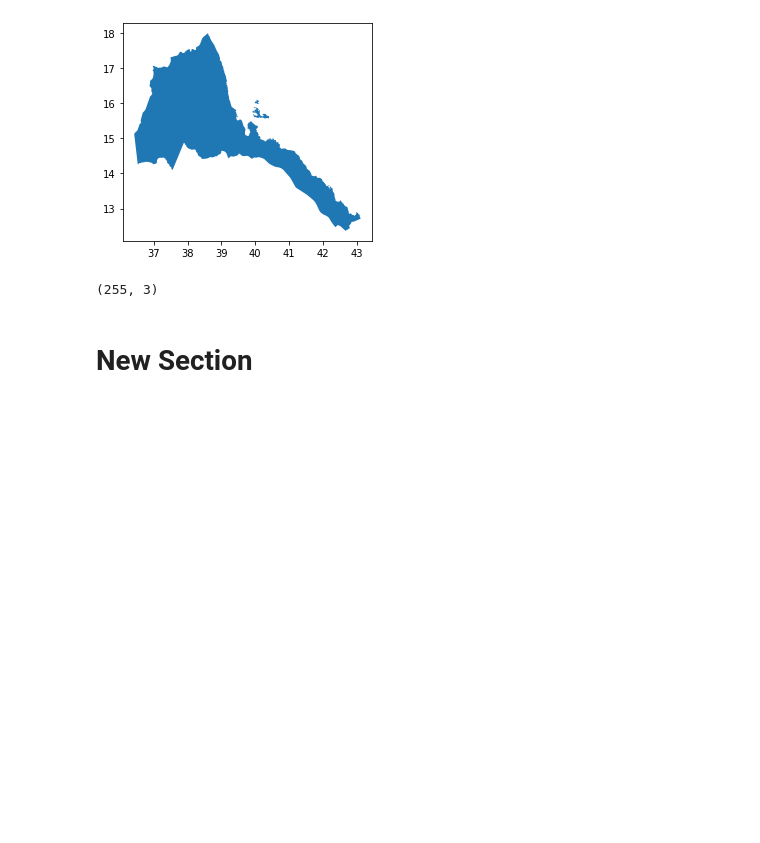
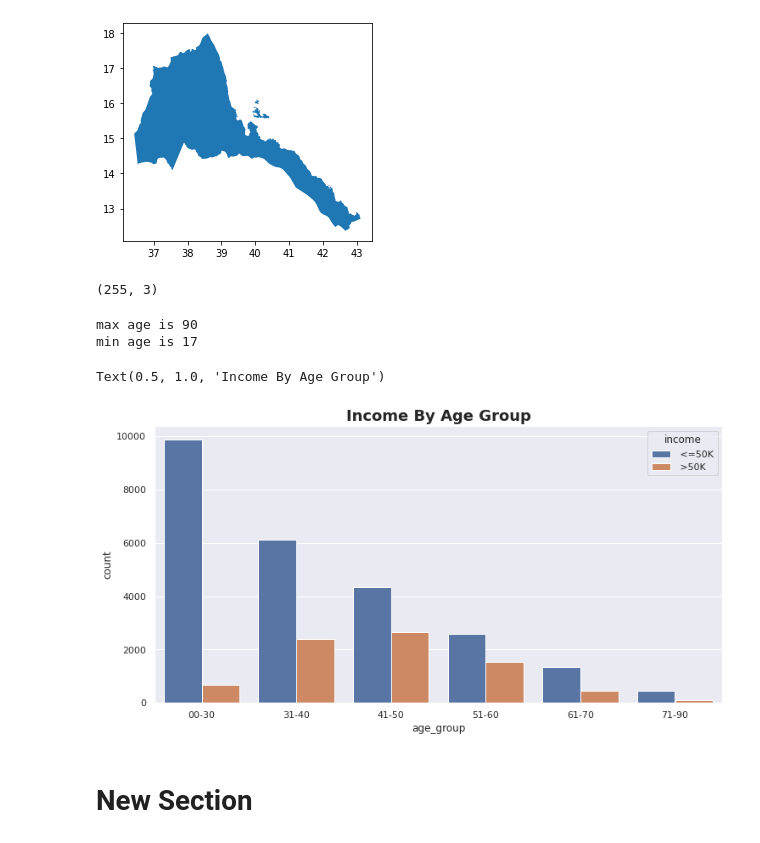
Before and after one commit to medhanie/datascience-dviz, a Jupyter notebook: geodata.ipynb, the cells around one changed output. Drawn from its saved outputs; the diff is of its cells as text; code cells hidden in the pictures; blank space fills up the shorter version.

```diff
--- a/geodata.ipynb
+++ b/geodata.ipynb
@@ -93,2 +59,53 @@ df.shape
+# %%
+import pandas as pd
+import matplotlib.pyplot as plt
+import seaborn as sns
+import numpy as np
+import matplotlib.patches as mpatches
+
+from statsmodels.graphics.mosaicplot import mosaic
+from collections import Counter
+
+headers = ["age", "workclass", "fnlwgt", "education", "education-num", "marital-status", \
+           "occupation", "relationship", "race", "sex", "capital-gain", "capital-loss", \
+           "hours-per-week", "native-country", "income"]
+
+incomes = pd.read_csv('/content/drive/MyDrive/datascience/adult.data', names = headers)
+
+
+max_age = incomes['age'].max()
+print('max age is {}'.format(max_age))
+min_age = incomes['age'].min()
+print('min age is {}'.format(min_age))
+
+def group_by_age(x):
+  if( x >= min_age and x <= 30 ):
+    return "00-30"
+  if(x >= 31 and x <= 40):
+    return "31-40"
+  if( x >= 41 and x <= 50 ):
+    return "41-50"
+  if( x >= 51 and x <= 60 ):
+    return "51-60"
+  if( x >= 61 and x <= 70 ):
+    return "61-70"
+  else:
+    return "71-" + str(max_age)
+
+
+incomes['age_group'] = incomes['age'].apply(group_by_age)
+
+plt.figure(figsize = (12,6))
+
+order_list = sorted(incomes['age_group'].unique())
+
+sns.countplot(x = incomes['age_group'], hue = incomes['income'], order = order_list)
+
+plt.title('Income By Age Group', fontsize=18, fontweight='bold')
+# %% [output]
+max age is 90
+min age is 17
+Text(0.5, 1.0, 'Income By Age Group')
+[figure, added]
 # %% [markdown]
 # New Section
```
Also changed, not shown: parts of 3 cells of this notebook.
